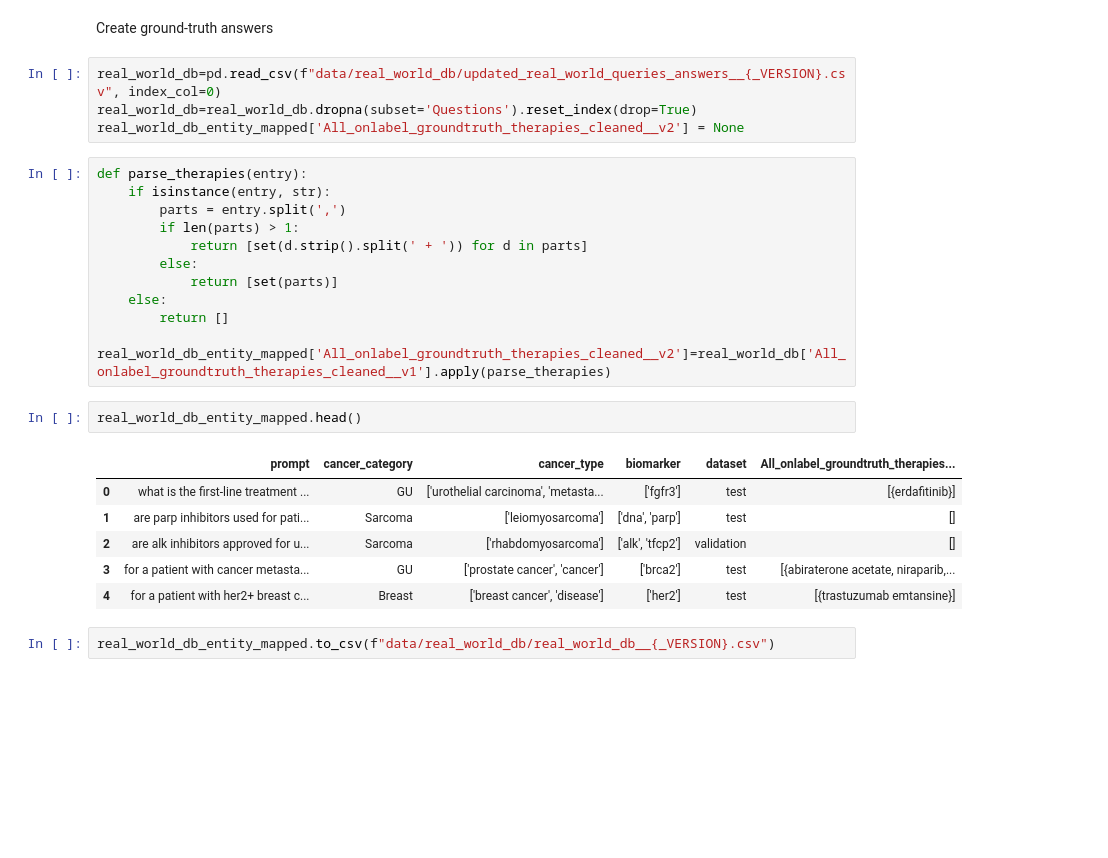
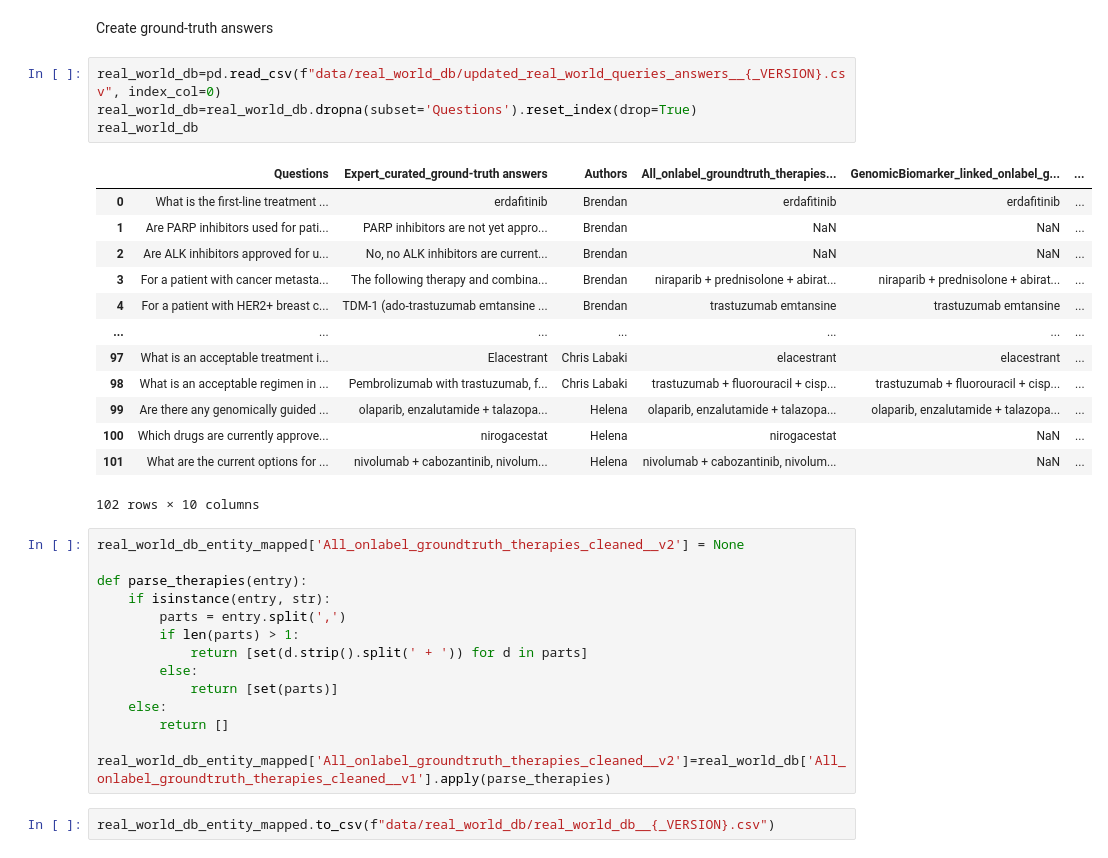
Before and after one commit to hjjshine/rag-llm-cancer-paper, a Jupyter notebook: data/2.create_real_world_validation_queries.ipynb, the cells around one changed output. Cells and saved outputs as stored; diff of their text form; blank space fills up the shorter version.

Commit message:
updated real world query set

```diff
--- a/data/2.create_real_world_validation_queries.ipynb
+++ b/data/2.create_real_world_validation_queries.ipynb
@@ -98,11 +106,27 @@ with open(f"data/real_world_db/real_world_test_query__{_VERSION}.json", "w") as
     json.dump(test['prompt'].tolist(), f)
 # %% [markdown]
 Create ground-truth answers
-# %%
-real_world_db=pd.read_csv(f"data/real_world_db/updated_real_world_queries_answers__{_VERSION}.csv", index_col=0)
-real_world_db=real_world_db.dropna(subset='Questions').reset_index(drop=True)
-real_world_db_entity_mapped['All_onlabel_groundtruth_therapies_cleaned__v2'] = None
+# %%
+real_world_db=pd.read_csv(f"data/real_world_db/updated_real_world_queries_answers__{_VERSION}.csv", index_col=0)
+real_world_db=real_world_db.dropna(subset='Questions').reset_index(drop=True)
+real_world_db
+# %% [output]
+|  | Questions | Expert_curated_ground-truth answers | Authors | All_onlabel_groundtruth_therapies... | GenomicBiomarker_linked_onlabel_g... | ... |
+| 0 | What is the first-line treatment ... | erdafitinib | Brendan | erdafitinib | erdafitinib | ... |
+| 1 | Are PARP inhibitors used for pati... | PARP inhibitors are not yet appro... | Brendan | NaN | NaN | ... |
+| 2 | Are ALK inhibitors approved for u... | No, no ALK inhibitors are current... | Brendan | NaN | NaN | ... |
+| 3 | For a patient with cancer metasta... | The following therapy and combina... | Brendan | niraparib + prednisolone + abirat... | niraparib + prednisolone + abirat... | ... |
+| 4 | For a patient with HER2+ breast c... | TDM-1 (ado-trastuzumab emtansine ... | Brendan | trastuzumab emtansine | trastuzumab emtansine | ... |
+| ... | ... | ... | ... | ... | ... | ... |
+| 97 | What is an acceptable treatment i... | Elacestrant | Chris Labaki | elacestrant | elacestrant | ... |
+| 98 | What is an acceptable regimen in ... | Pembrolizumab with trastuzumab, f... | Chris Labaki | trastuzumab + fluorouracil + cisp... | trastuzumab + fluorouracil + cisp... | ... |
+| 99 | Are there any genomically guided ... | olaparib, enzalutamide + talazopa... | Helena | olaparib, enzalutamide + talazopa... | olaparib, enzalutamide + talazopa... | ... |
+| 100 | Which drugs are currently approve... | nirogacestat | Helena | nirogacestat | NaN | ... |
+| 101 | What are the current options for ... | nivolumab + cabozantinib, nivolum... | Helena | nivolumab + cabozantinib, nivolum... | NaN | ... |
+102 rows × 10 columns
 # %%
+real_world_db_entity_mapped['All_onlabel_groundtruth_therapies_cleaned__v2'] = None
+
 def parse_therapies(entry):
     if isinstance(entry, str):
         parts = entry.split(',')
@@ -114,15 +138,6 @@ def parse_therapies(entry):
         return []
 
 real_world_db_entity_mapped['All_onlabel_groundtruth_therapies_cleaned__v2']=real_world_db['All_onlabel_groundtruth_therapies_cleaned__v1'].apply(parse_therapies)
-# %%
-real_world_db_entity_mapped.head()
-# %% [output]
-|  | prompt | cancer_category | cancer_type | biomarker | dataset | All_onlabel_groundtruth_therapies... |
-| 0 | what is the first-line treatment ... | GU | ['urothelial carcinoma', 'metasta... | ['fgfr3'] | test | [{erdafitinib}] |
-| 1 | are parp inhibitors used for pati... | Sarcoma | ['leiomyosarcoma'] | ['dna', 'parp'] | test | [] |
-| 2 | are alk inhibitors approved for u... | Sarcoma | ['rhabdomyosarcoma'] | ['alk', 'tfcp2'] | validation | [] |
-| 3 | for a patient with cancer metasta... | GU | ['prostate cancer', 'cancer'] | ['brca2'] | test | [{abiraterone acetate, niraparib,... |
-| 4 | for a patient with her2+ breast c... | Breast | ['breast cancer', 'disease'] | ['her2'] | test | [{trastuzumab emtansine}] |
 # %%
 real_world_db_entity_mapped.to_csv(f"data/real_world_db/real_world_db__{_VERSION}.csv")
 # %%
```
Also changed, not shown: parts of 6 cells of this notebook, 3 other files.
